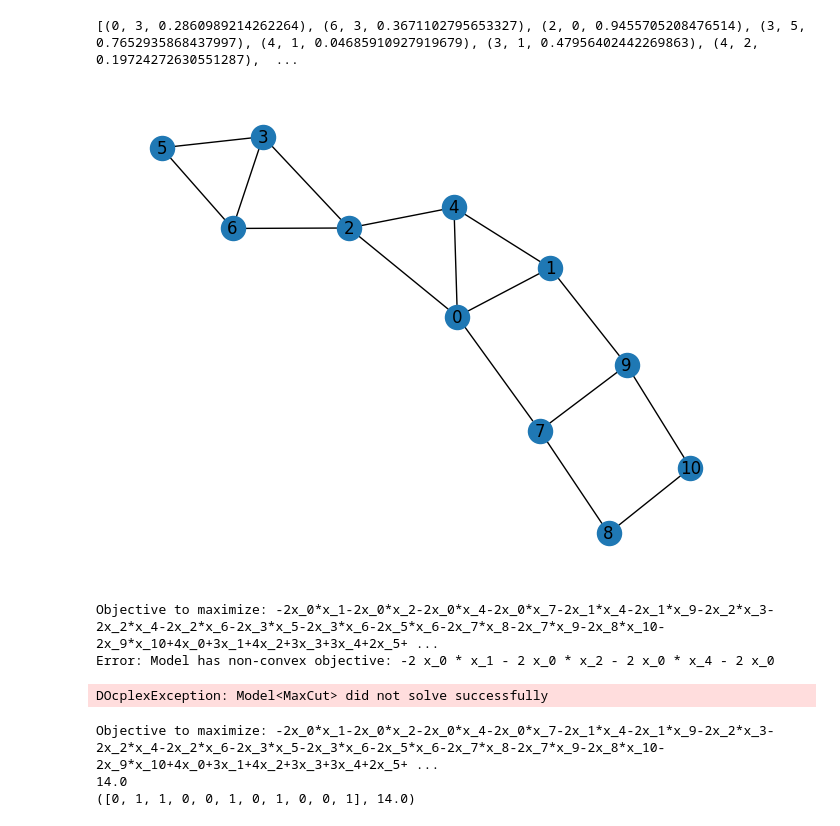
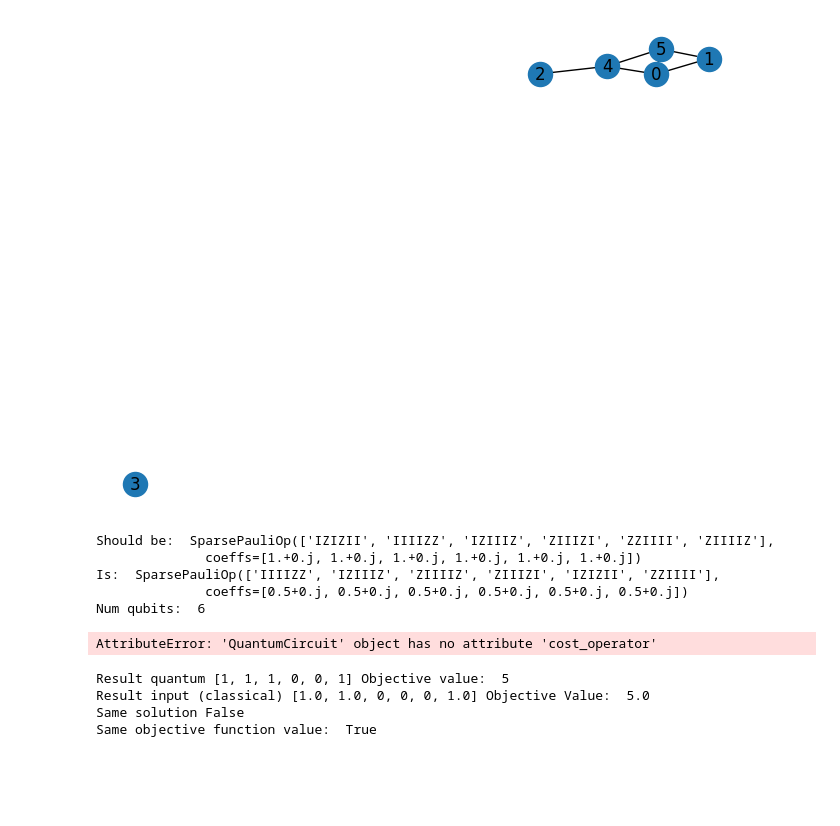
Before and after one commit to Smeidir/QAOA, a Jupyter notebook: tests.ipynb, the cells around one changed output. Drawn from its saved outputs; the diff is of its cells as text; code cells hidden in the pictures; blank space fills up the shorter version.

Commit message:
cplex to qaoa conv working in theory, but still allows illegal solutions

```diff
--- a/tests.ipynb
+++ b/tests.ipynb
@@ -6,36 +6,43 @@ from rustworkx.visualization import mpl_draw as draw_graph
 from load_data import load_graph_from_csv
 # %%
 problem = MaxCutProblem()
-graph = problem.get_graph(params.graph_size, create_random=True,random_weights=True)
-graph = load_graph_from_csv('data/11_nodes_links_scand.csv')
+graph = problem.get_graph(6, create_random=True,random_weights=False)
+#graph = load_graph_from_csv('data/11_nodes_links_scand.csv')
 draw_graph(graph, with_labels=True)
 # %% [output]
-[(0, 3, 0.2860989214262264), (6, 3, 0.3671102795653327), (2, 0, 0.9455705208476514), (3, 5, 0.7652935868437997), (4, 1, 0.04685910927919679), (3, 1, 0.47956402442269863), (4, 2, 0.19724272630551287),  ...
-[figure, old version]
+[figure, new version]
 # %%
 quantum = QAOArunner(graph=graph,
                      simulation=True,
-                     param_initialization= 'warm_start',
+                     param_initialization= 'gaussian',
                      qaoa_variant='normal',
-                     optimizer='COBYLA')
+                     optimizer='COBYLA',
+                     warm_start=False,
+                     test_hamil = True
+                     )
 
 quantum.build_circuit()
 quantum.run()
 quantum.draw_circuit()
+#TODO: account for random weigts?
 # %% [output]
-Objective to maximize: -2x_0*x_1-2x_0*x_2-2x_0*x_4-2x_0*x_7-2x_1*x_4-2x_1*x_9-2x_2*x_3-2x_2*x_4-2x_2*x_6-2x_3*x_5-2x_3*x_6-2x_5*x_6-2x_7*x_8-2x_7*x_9-2x_8*x_10-2x_9*x_10+4x_0+3x_1+4x_2+3x_3+3x_4+2x_5+ ...
-Error: Model has non-convex objective: -2 x_0 * x_1 - 2 x_0 * x_2 - 2 x_0 * x_4 - 2 x_0
+Should be:  SparsePauliOp(['IZIZII', 'IIIIZZ', 'IZIIIZ', 'ZIIIZI', 'ZZIIII', 'ZIIIIZ'],
+              coeffs=[1.+0.j, 1.+0.j, 1.+0.j, 1.+0.j, 1.+0.j, 1.+0.j])
+Is:  SparsePauliOp(['IIIIZZ', 'IZIIIZ', 'ZIIIIZ', 'ZIIIZI', 'IZIZII', 'ZZIIII'],
+              coeffs=[0.5+0.j, 0.5+0.j, 0.5+0.j, 0.5+0.j, 0.5+0.j, 0.5+0.j])
+Num qubits:  6
-DOcplexException: Model<MaxCut> did not solve successfully
+AttributeError: 'QuantumCircuit' object has no attribute 'cost_operator'
 # %%
 from solver import Solver
 
 
 solver = Solver(graph)
-print(solver.solve())
+quantum.compare_solutions(solver.solve())
 # %% [output]
-Objective to maximize: -2x_0*x_1-2x_0*x_2-2x_0*x_4-2x_0*x_7-2x_1*x_4-2x_1*x_9-2x_2*x_3-2x_2*x_4-2x_2*x_6-2x_3*x_5-2x_3*x_6-2x_5*x_6-2x_7*x_8-2x_7*x_9-2x_8*x_10-2x_9*x_10+4x_0+3x_1+4x_2+3x_3+3x_4+2x_5+ ...
-14.0
-([0, 1, 1, 0, 0, 1, 0, 1, 0, 0, 1], 14.0)
+Result quantum [1, 1, 1, 0, 0, 1] Objective value:  5
+Result input (classical) [1.0, 1.0, 0, 0, 0, 1.0] Objective Value:  5.0
+Same solution False
+Same objective function value:  True
 # %%
 quantum.get_prob_distribution()
 # %% [output]
```
Also changed, not shown: parts of 5 cells of this notebook, 9 other files.
